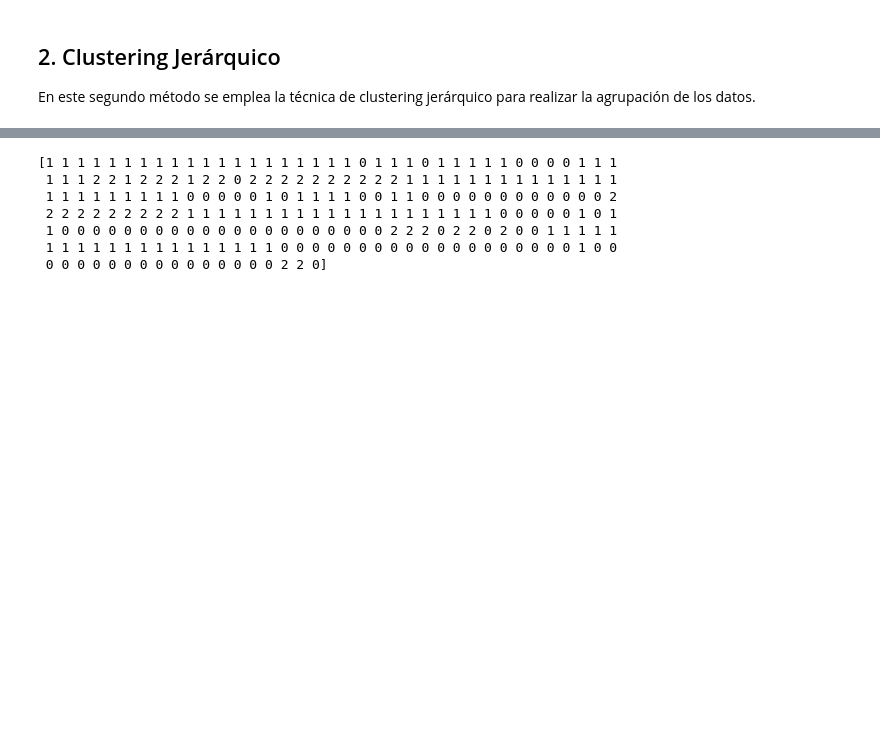
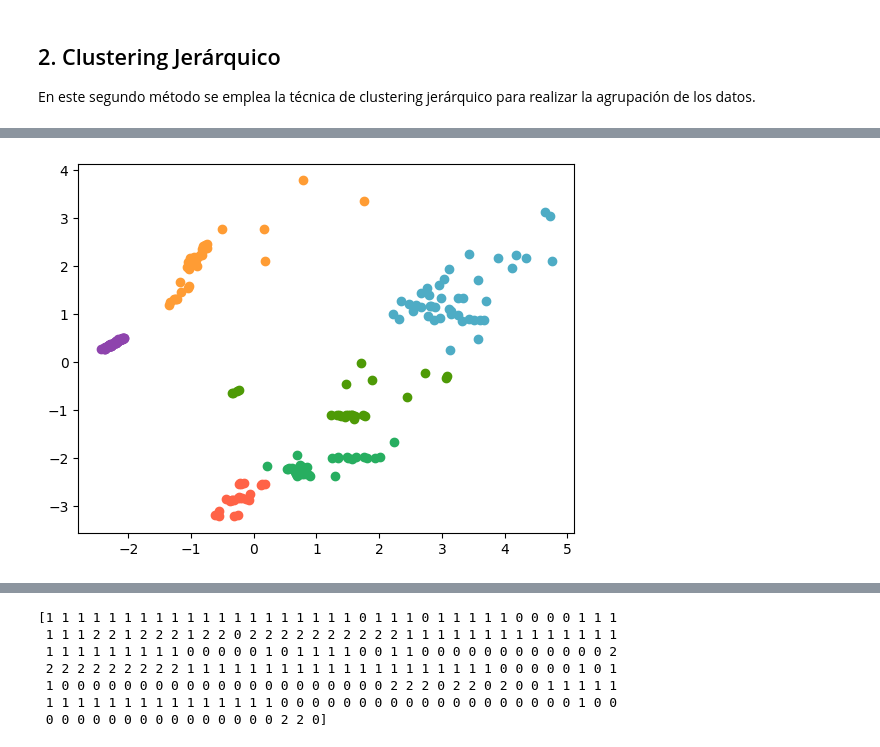
Before and after one commit to mgommez/practica2_ml, a Jupyter notebook: KMeans.ipynb, the cells around one changed output, grey strips where cells are left out. Cells and saved outputs as stored; diff of their text form; code cells hidden in the pictures; blank space fills up the shorter version.

```diff
--- a/KMeans.ipynb
+++ b/KMeans.ipynb
@@ -788,0 +858,10 @@ En este segundo método se emplea la técnica de clustering jerárquico para rea
+# %%
+labels_hier_1Hot_n6= hierarchical_labels(stars_1hot_pca, 6, None)
+#1hot n6 clustering plot
+colors = ["#4EACC5", "#FF9C34", "#4E9A06", "#8E44AD", "#FF6347", "#27AE60"]
+for i in range(6):
+    for j in range(len(stars_1hot_pca)):
+        if labels_hier_1Hot_n6[j] == i:
+            plt.scatter(stars_1hot_pca[j][0], stars_1hot_pca[j][1], c=colors[i])
+# %% [output]
+[figure, added]
```
Also changed, not shown: parts of 12 cells of this notebook.
